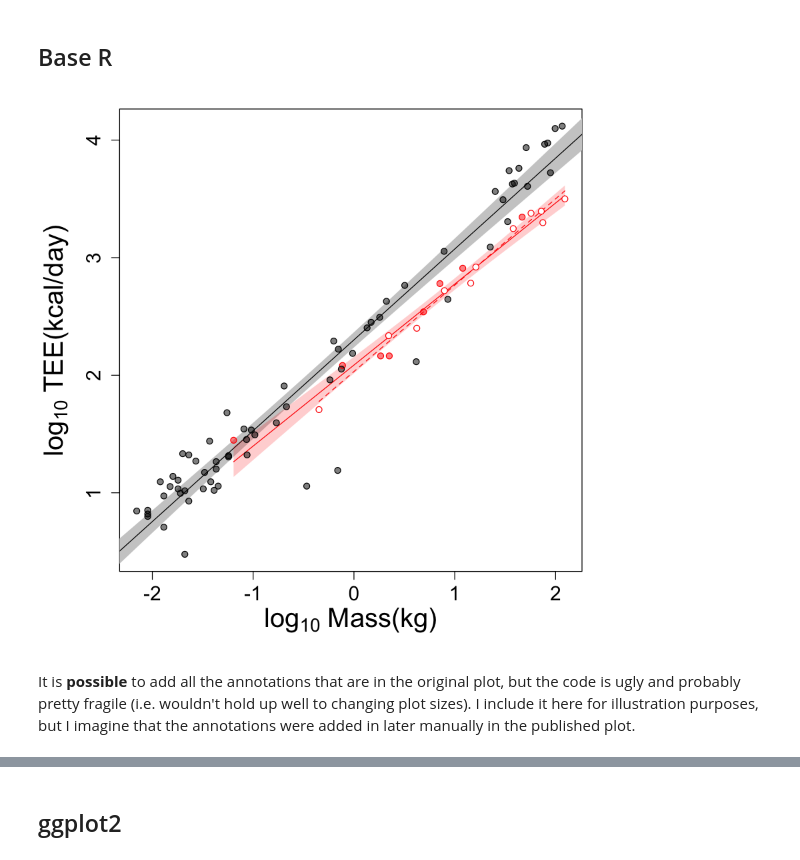
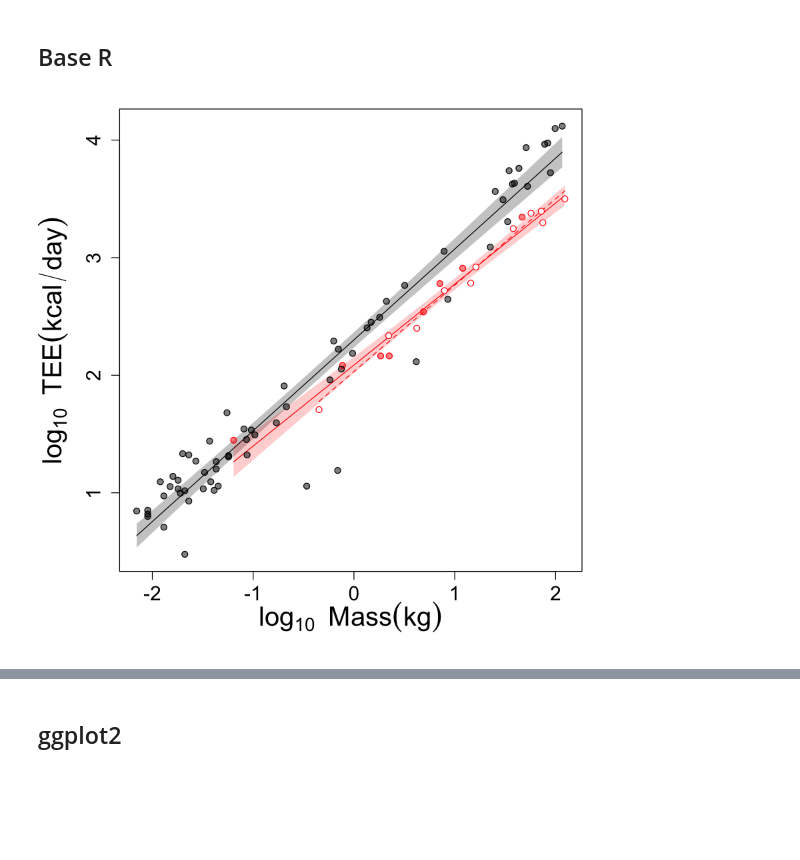
Before and after one commit to ryanraaum/bioanth-plots, a Jupyter notebook: Energy Expenditure in R.ipynb, the cells around one changed output, grey strips where cells are left out. Saved outputs shown, nothing was run; the diff lists cells and outputs as text; code cells hidden in the pictures; blank space fills up the shorter version.

```diff
--- a/Energy Expenditure in R.ipynb
+++ b/Energy Expenditure in R.ipynb
@@ -81,19 +82,21 @@ old.par = par(mar=c(5.1,5.1,1.0,1.0))
 plot(logtee ~ logmass,
      data=dset,
      type='n', # 'none' - no points will be plotted
-     xlab=expression("log"[10]*" Mass(kg)"),
-     ylab=expression("log"[10]*" TEE(kcal/day)"),
+     xlab=expression(log[10]~~Mass(kg)),
+     ylab=expression(log[10]~~TEE(kcal/day)),
      # the numbers below were arrived at by trial and error
      cex.lab=2,    # double the size of the labels
-     cex.axis=1.5) # make the axis numbers 1.5 times usual size
+     cex.axis=1.5) # make the axis numbers 1.5 times default size
 
 # the lines, confidence intervals, and points need to added in the right order
 # to ensure proper visibility - the lines have to go on top of the confidence
 # intervals, and the points need to go on last.
 
 # First, the non-primates confidence interval and line
-# generate a range of x-axis values (logmasses) to use in calculating the confidence interval
-np_massrange = seq(-3, 3, length.out=100)
+# (I am departing slightly from the published plot here by limiting the area
+#  of the line and confidence interval to the range of available data)
+# Generate a range of x-axis values (logmasses) to use in calculating the confidence interval
+np_massrange = seq(min(nonprimates$logmass), max(nonprimates$logmass), length.out=100)
 # calculate the point, upper, and lower estimates from the model
 np_interval = predict(nonprimatesfit,
                       newdata=data.frame(logmass=np_massrange),
@@ -103,40 +106,38 @@ polygon(c(rev(np_massrange), np_massrange),           # x values
         c(rev(np_interval[,3]), np_interval[,2]),     # y values
         col='grey80', border=NA)
 # add the fitted line
-abline(nonprimatesfit)
+lines(c(min(np_massrange), max(np_massrange)),
+      c(np_interval[1,1], np_interval[length(np_massrange),1]))
 
-# Next, the all primates confidence interval and line, following the same basic
-# procedure as for the non-primates line and interval
+# Next, the all primates confidence interval and line, same as above with different data
 ap_massrange = seq(min(allprimates$logmass), max(allprimates$logmass), length.out=100)
 ap_interval = predict(allprimatesfit,
                       newdata=data.frame(logmass=ap_massrange),
                       interval='confidence')
 polygon(c(rev(ap_massrange), ap_massrange),
         c(rev(ap_interval[,3]), ap_interval[,2]),
         col=adjustcolor("red", alpha=.2),
         border=NA)
 lines(c(min(ap_massrange), max(ap_massrange)),
       c(ap_interval[1,1], ap_interval[length(ap_massrange),1]),
       col="red")
 
 # Then add the primates without mouse lemur fitted line
 sb_minmax = c(min(subprimates$logmass), max(subprimates$logmass))
 sb_fitted = predict(subprimatesfit,
-                      newdata=data.frame(logmass=sb_minmax))
+                    newdata=data.frame(logmass=sb_minmax))
 lines(sb_minmax,  # x values for ends of line
       sb_fitted,  # y values for ends of line
       col="red",
       lty=2)      # dotted line
 
 # Add the points
 # first plot filled circles
 with(dset, points(logmass, logtee, pch=16, col=point_fill))
 # then overplot with open circles
 with(dset, points(logmass, logtee, pch=1, col=point_color))
 
 # Finally, reset plotting default parameters
 par(old.par)
 # %% [output]
-[figure, old version]
+[figure, new version]
-# %% [markdown]
-It is **possible** to add all the annotations that are in the original plot, but the code is ugly and probably pretty fragile (i.e. wouldn't hold up well to changing plot sizes). I include it here for illustration purposes, but I imagine that the annotations were added in later manually in the published plot.
```
Also changed, not shown: parts of 18 cells of this notebook.
